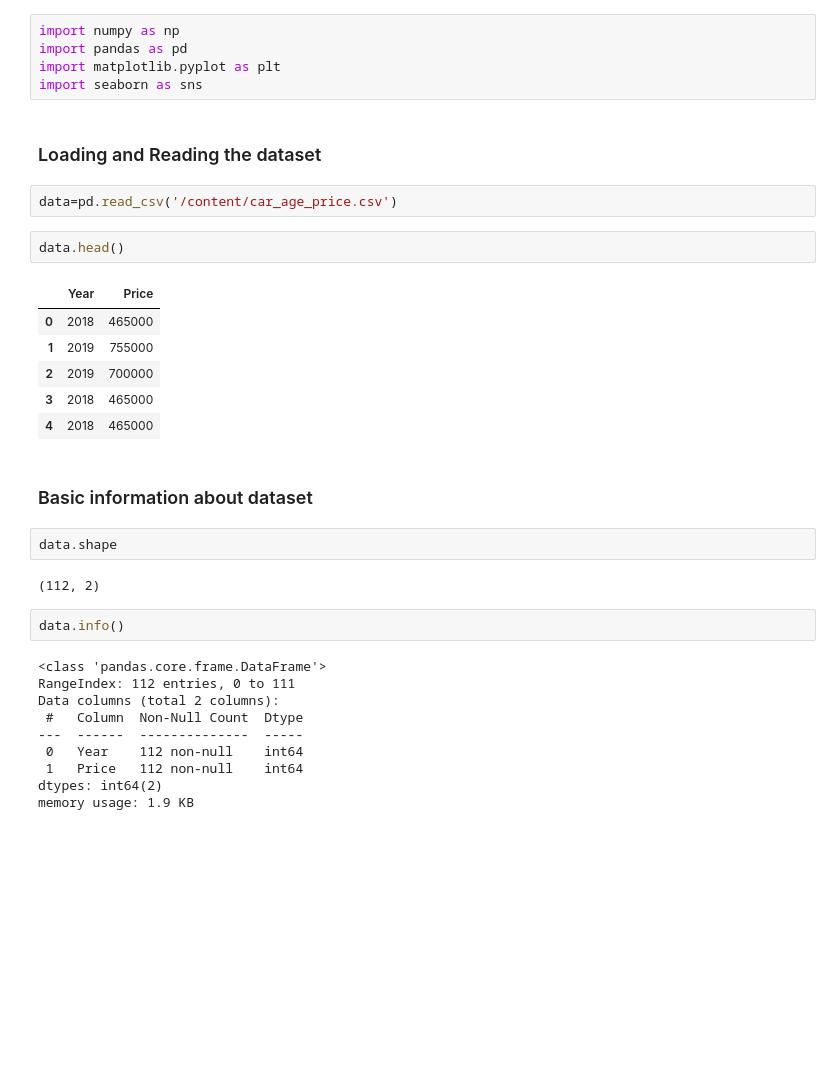
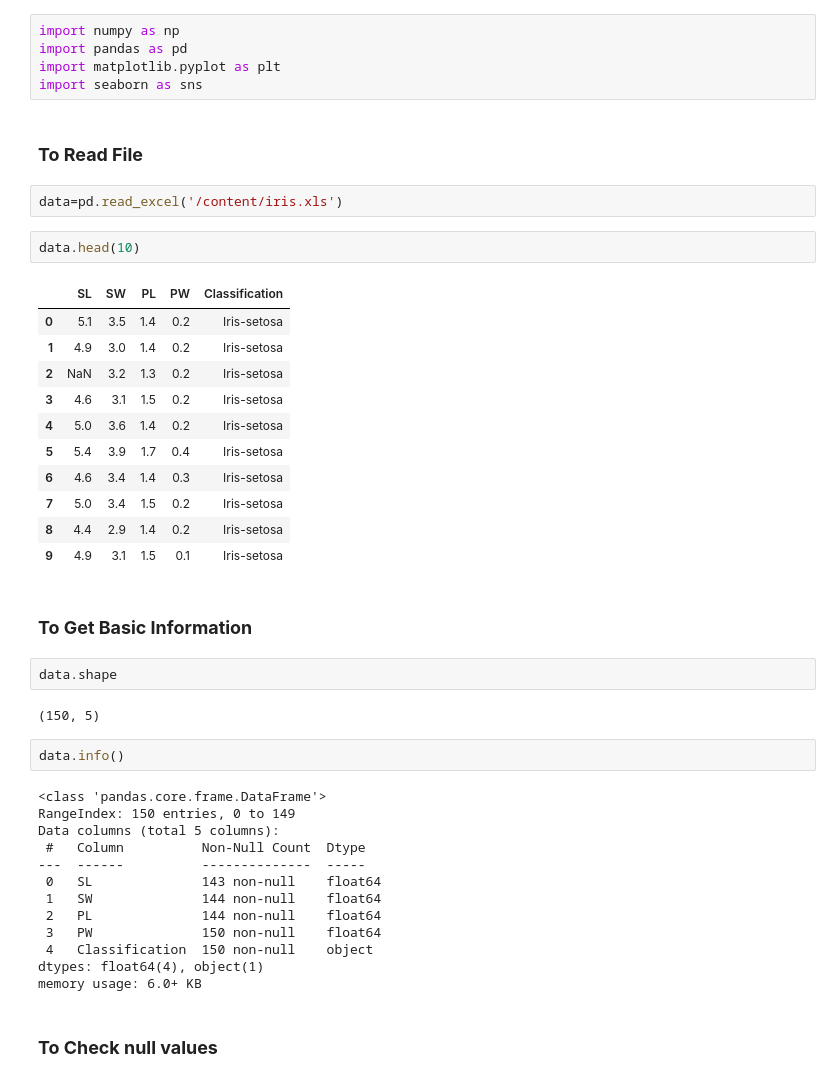
Before and after one commit to priyanka4678/Assignment_on_python_for_DSA, a Jupyter notebook: Priyanka_Kumari.ipynb, the cells around one changed output. Saved outputs shown, nothing was run; the diff lists cells and outputs as text; blank space fills up the shorter version.

```diff
--- a/Priyanka_Kumari.ipynb
+++ b/Priyanka_Kumari.ipynb
@@ -5,37 +5,47 @@ import numpy as np
 import pandas as pd
 import matplotlib.pyplot as plt
 import seaborn as sns
-# %% [markdown]
-### Loading and Reading the dataset
+# %% [markdown]
+### **To Read File**
 # %%
-data=pd.read_csv('/content/car_age_price.csv')
+data=pd.read_excel('/content/iris.xls')
 # %%
-data.head()
+data.head(10)
 # %% [output]
-|  | Year | Price |
-| 0 | 2018 | 465000 |
-| 1 | 2019 | 755000 |
-| 2 | 2019 | 700000 |
-| 3 | 2018 | 465000 |
-| 4 | 2018 | 465000 |
+|  | SL | SW | PL | PW | Classification |
+| 0 | 5.1 | 3.5 | 1.4 | 0.2 | Iris-setosa |
+| 1 | 4.9 | 3.0 | 1.4 | 0.2 | Iris-setosa |
+| 2 | NaN | 3.2 | 1.3 | 0.2 | Iris-setosa |
+| 3 | 4.6 | 3.1 | 1.5 | 0.2 | Iris-setosa |
+| 4 | 5.0 | 3.6 | 1.4 | 0.2 | Iris-setosa |
+| 5 | 5.4 | 3.9 | 1.7 | 0.4 | Iris-setosa |
+| 6 | 4.6 | 3.4 | 1.4 | 0.3 | Iris-setosa |
+| 7 | 5.0 | 3.4 | 1.5 | 0.2 | Iris-setosa |
+| 8 | 4.4 | 2.9 | 1.4 | 0.2 | Iris-setosa |
+| 9 | 4.9 | 3.1 | 1.5 | 0.1 | Iris-setosa |
-# %% [markdown]
-### Basic information about dataset
+# %% [markdown]
+### **To Get Basic Information**
 # %%
 data.shape
 # %% [output]
-(112, 2)
+(150, 5)
 # %%
 data.info()
 # %% [output]
 <class 'pandas.core.frame.DataFrame'>
-RangeIndex: 112 entries, 0 to 111
-Data columns (total 2 columns):
- #   Column  Non-Null Count  Dtype
----  ------  --------------  -----
- 0   Year    112 non-null    int64
- 1   Price   112 non-null    int64
-dtypes: int64(2)
-memory usage: 1.9 KB
+RangeIndex: 150 entries, 0 to 149
+Data columns (total 5 columns):
+ #   Column          Non-Null Count  Dtype
+---  ------          --------------  -----
+ 0   SL              143 non-null    float64
+ 1   SW              144 non-null    float64
+ 2   PL              144 non-null    float64
+ 3   PW              150 non-null    float64
+ 4   Classification  150 non-null    object
+dtypes: float64(4), object(1)
+memory usage: 6.0+ KB
+# %% [markdown]
+### **To Check null values**
 # %%
 data.isna().sum()
 # %% [output]
```
Also changed, not shown: parts of 68 cells of this notebook.
